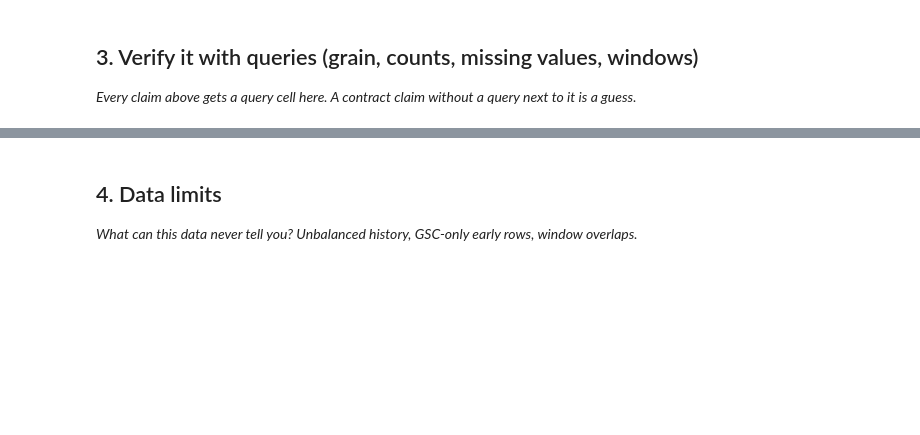
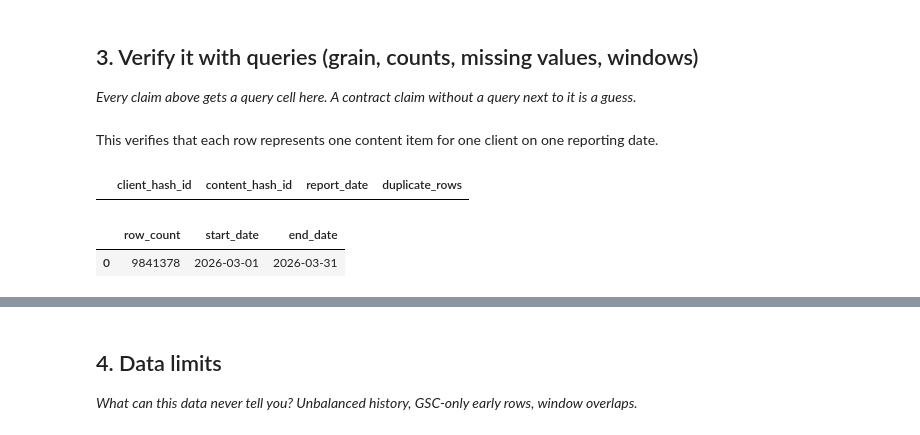
Before and after one commit to jawad66108/flyrank_ML_internship, a Jupyter notebook: work/notebooks/w03_data_contract.ipynb, the cells around one changed output, grey strips where cells are left out. Cells and saved outputs as stored; diff of their text form; code cells hidden in the pictures; blank space fills up the shorter version.

```diff
--- a/work/notebooks/w03_data_contract.ipynb
+++ b/work/notebooks/w03_data_contract.ipynb
@@ -24,6 +114,36 @@ This skeleton is yours to fill. Work the sections **in order** — each one has
 ## 3. Verify it with queries (grain, counts, missing values, windows)
 
 *Every claim above gets a query cell here. A contract claim without a query next to it is a guess.*
+# %% [markdown]
+This verifies that each row represents one content item for one client on one reporting date.
 # %%
 # This cell is for CODE (numbers, a query, a check).
 # Write your text answer in the cell ABOVE this one — typing sentences here breaks Run All.
+con.sql(f"""
+SELECT
+    client_hash_id,
+    content_hash_id,
+    report_date,
+    COUNT(*) AS duplicate_rows
+FROM {TABLES['fact_daily']}
+WHERE report_date >= '2026-03-01'
+AND report_date < '2026-04-01'
+GROUP BY 1,2,3
+HAVING COUNT(*) > 1
+LIMIT 10
+""").df()
+# %% [output]
+|  | client_hash_id | content_hash_id | report_date | duplicate_rows |
+# %%
+con.sql(f"""
+SELECT
+    COUNT(*) AS row_count,
+    MIN(report_date) AS start_date,
+    MAX(report_date) AS end_date
+FROM {TABLES['fact_daily']}
+WHERE report_date >= '2026-03-01'
+AND report_date < '2026-04-01'
+""").df()
+# %% [output]
+|  | row_count | start_date | end_date |
+| 0 | 9841378 | 2026-03-01 | 2026-03-31 |
```
Also changed, not shown: parts of 13 cells of this notebook.
